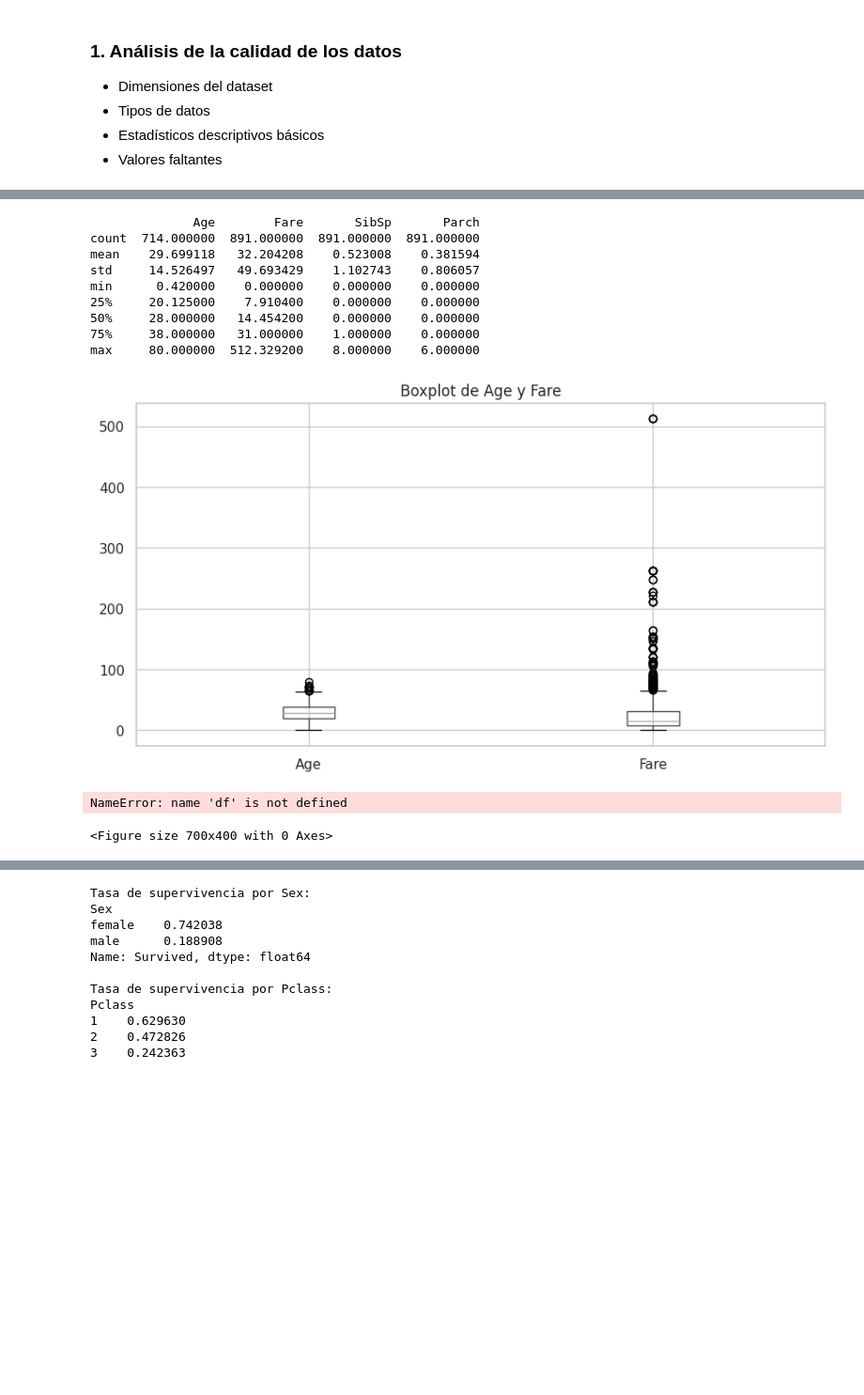
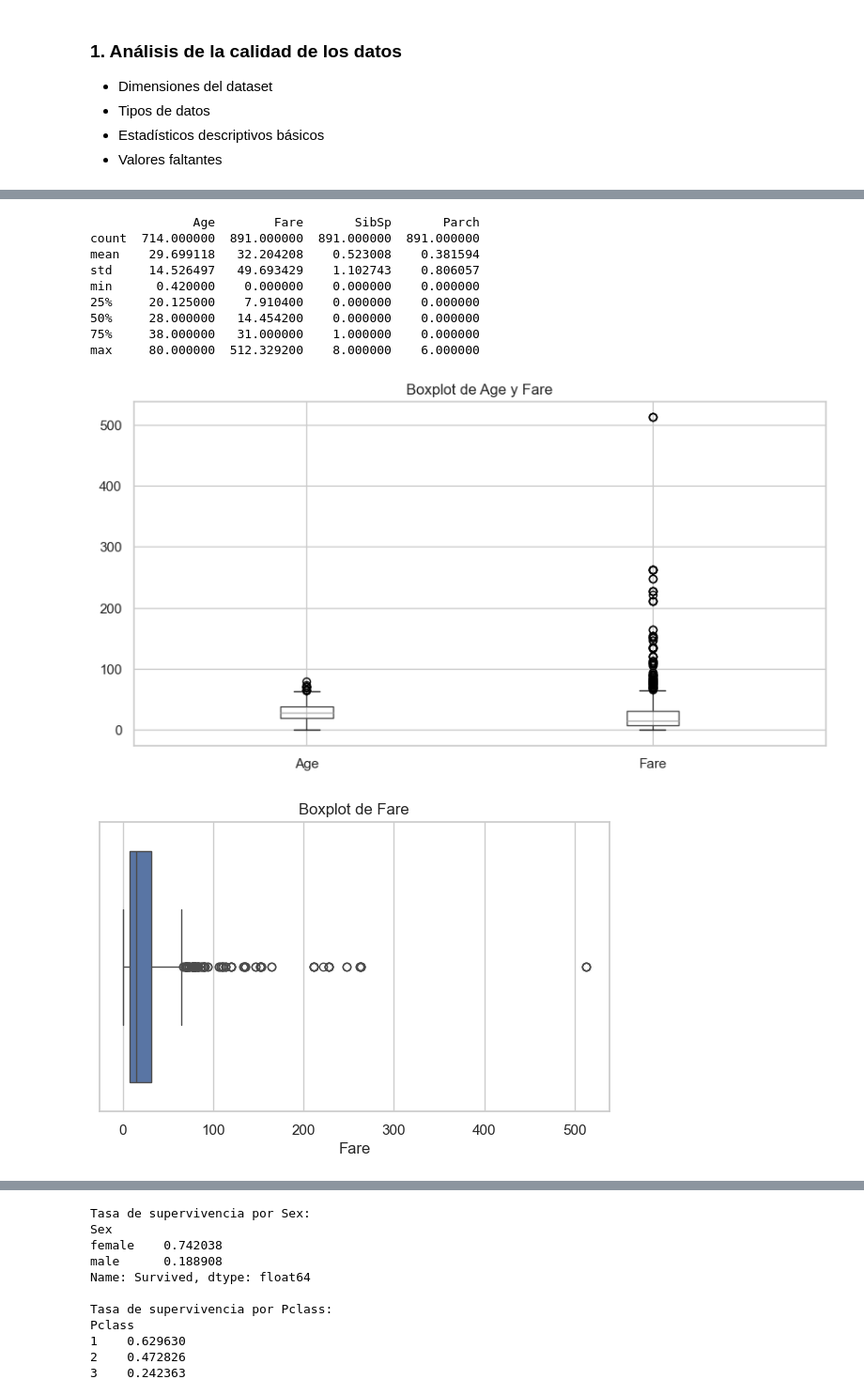
Before and after one commit to rhorbe/dss-titanic, a Jupyter notebook: data/titanic.ipynb, the cells around one changed output, grey strips where cells are left out. Shown: that part at 94% size. Drawn from its saved outputs; the diff is of its cells as text; code cells hidden in the pictures; blank space fills up the shorter version.

```diff
--- a/data/titanic.ipynb
+++ b/data/titanic.ipynb
@@ -22,7 +24,7 @@ sns.set(style="whitegrid")
 # %%
 # Carga del dataset de entrenamiento
-train_df = pd.read_csv("train.csv")
-train_df.head()
+df = pd.read_csv("train.csv")
+df.head()
 # %% [output]
 |  | PassengerId | Survived | Pclass | Name | Sex | Age | SibSp | Parch | Ticket | Fare | ... |
 | 0 | 1 | 0 | 3 | Braund, Mr. Owen Harris | male | 22.0 | 1 | 0 | A/5 21171 | 7.2500 | ... |
@@ -133,38 +199,37 @@ dtype: int64
 #Detección de posibles outliers
 # Vamos a mirar principalmente:
 # - Age
 # - Fare
 # Y complementar con SibSp y Parch (aunque sean discretas).
 
 
 # %%
 num_cols = ["Age", "Fare", "SibSp", "Parch"]
-print(train_df[num_cols].describe())
+print(df[num_cols].describe())
 
 # Boxplots de Age y Fare
 plt.figure(figsize=(10,5))
-train_df[["Age", "Fare"]].boxplot()
+df[["Age", "Fare"]].boxplot()
 plt.title("Boxplot de Age y Fare")
 plt.show()
 
 # Boxplot específico de Fare
 plt.figure(figsize=(7,4))
 sns.boxplot(x=df["Fare"])
 plt.title("Boxplot de Fare")
 plt.show()
 # %% [output]
               Age        Fare       SibSp       Parch
 count  714.000000  891.000000  891.000000  891.000000
 mean    29.699118   32.204208    0.523008    0.381594
 std     14.526497   49.693429    1.102743    0.806057
 min      0.420000    0.000000    0.000000    0.000000
 25%     20.125000    7.910400    0.000000    0.000000
 50%     28.000000   14.454200    0.000000    0.000000
 75%     38.000000   31.000000    1.000000    0.000000
 max     80.000000  512.329200    8.000000    6.000000
-[figure, old version]
+[figure, new version]
-NameError: name 'df' is not defined
-<Figure size 700x400 with 0 Axes>
+[figure, added]
 # %%
 # %% [markdown]
 # Comentario esperado:
```
Also changed, not shown: parts of 28 cells of this notebook, 1 other file.
